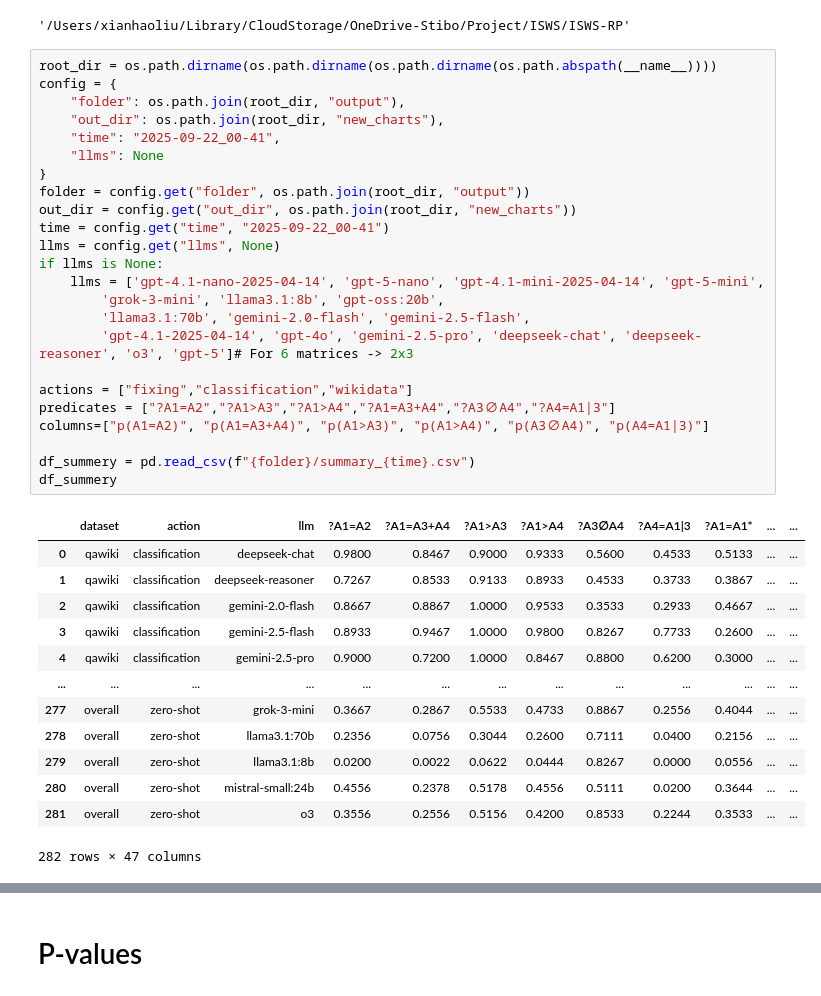
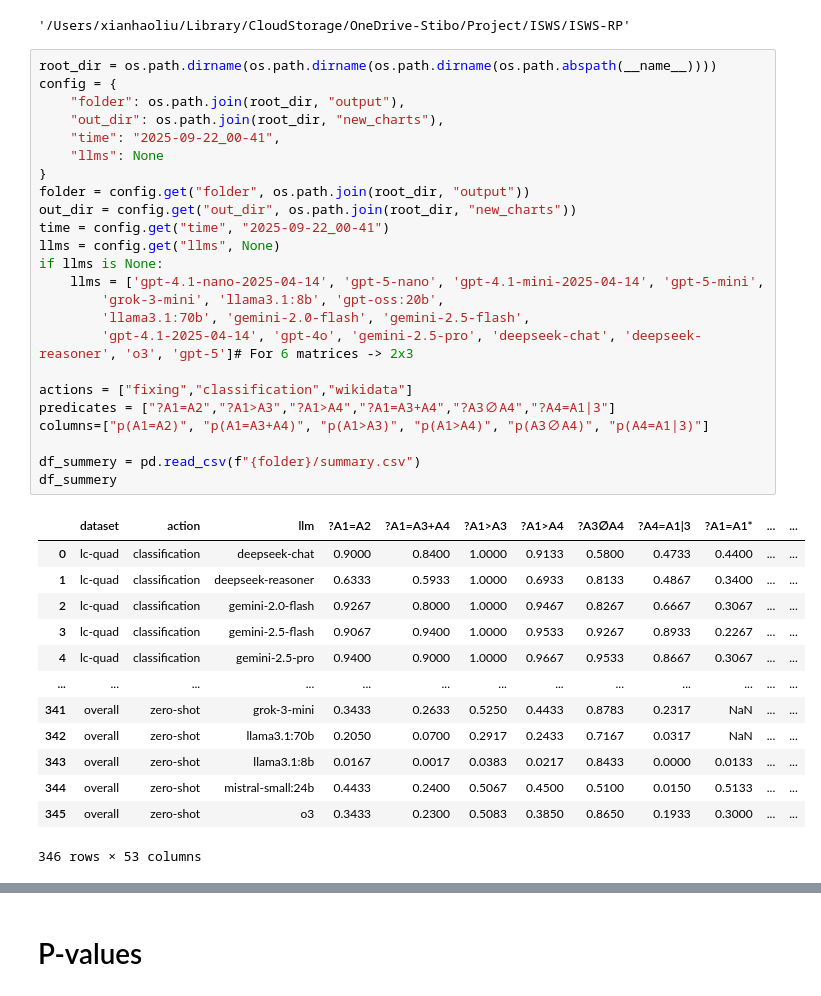
Before and after one commit to GabrieleT0/Answer-Set-Consistency-of-LLMs-For-QA, a Jupyter notebook: src/visualization/visualize.ipynb, the cells around one changed output, grey strips where cells are left out. Drawn from its saved outputs; the diff is of its cells as text.

```diff
--- a/src/visualization/visualize.ipynb
+++ b/src/visualization/visualize.ipynb
@@ -14,39 +14,39 @@ os.path.dirname(os.path.dirname(os.path.dirname(os.path.abspath(__name__))))
 # %%
 root_dir = os.path.dirname(os.path.dirname(os.path.dirname(os.path.abspath(__name__))))
 config = {
     "folder": os.path.join(root_dir, "output"),
     "out_dir": os.path.join(root_dir, "new_charts"),
     "time": "2025-09-22_00-41",
     "llms": None
 }
 folder = config.get("folder", os.path.join(root_dir, "output"))
 out_dir = config.get("out_dir", os.path.join(root_dir, "new_charts"))
 time = config.get("time", "2025-09-22_00-41")
 llms = config.get("llms", None)
 if llms is None:
     llms = ['gpt-4.1-nano-2025-04-14', 'gpt-5-nano', 'gpt-4.1-mini-2025-04-14', 'gpt-5-mini',
         'grok-3-mini', 'llama3.1:8b', 'gpt-oss:20b',
         'llama3.1:70b', 'gemini-2.0-flash', 'gemini-2.5-flash',
         'gpt-4.1-2025-04-14', 'gpt-4o', 'gemini-2.5-pro', 'deepseek-chat', 'deepseek-reasoner', 'o3', 'gpt-5']# For 6 matrices -> 2x3
 
 actions = ["fixing","classification","wikidata"]
 predicates = ["?A1=A2","?A1>A3","?A1>A4","?A1=A3+A4","?A3∅A4","?A4=A1|3"]
 columns=["p(A1=A2)", "p(A1=A3+A4)", "p(A1>A3)", "p(A1>A4)", "p(A3∅A4)", "p(A4=A1|3)"]
 
-df_summery = pd.read_csv(f"{folder}/summary_{time}.csv")
+df_summery = pd.read_csv(f"{folder}/summary.csv")
 df_summery
 # %% [output]
 |  | dataset | action | llm | ?A1=A2 | ?A1=A3+A4 | ?A1>A3 | ?A1>A4 | ?A3∅A4 | ?A4=A1|3 | ?A1=A1* | ... | ... |
-| 0 | qawiki | classification | deepseek-chat | 0.9800 | 0.8467 | 0.9000 | 0.9333 | 0.5600 | 0.4533 | 0.5133 | ... | ... |
-| 1 | qawiki | classification | deepseek-reasoner | 0.7267 | 0.8533 | 0.9133 | 0.8933 | 0.4533 | 0.3733 | 0.3867 | ... | ... |
-| 2 | qawiki | classification | gemini-2.0-flash | 0.8667 | 0.8867 | 1.0000 | 0.9533 | 0.3533 | 0.2933 | 0.4667 | ... | ... |
-| 3 | qawiki | classification | gemini-2.5-flash | 0.8933 | 0.9467 | 1.0000 | 0.9800 | 0.8267 | 0.7733 | 0.2600 | ... | ... |
-| 4 | qawiki | classification | gemini-2.5-pro | 0.9000 | 0.7200 | 1.0000 | 0.8467 | 0.8800 | 0.6200 | 0.3000 | ... | ... |
+| 0 | lc-quad | classification | deepseek-chat | 0.9000 | 0.8400 | 1.0000 | 0.9133 | 0.5800 | 0.4733 | 0.4400 | ... | ... |
+| 1 | lc-quad | classification | deepseek-reasoner | 0.6333 | 0.5933 | 1.0000 | 0.6933 | 0.8133 | 0.4867 | 0.3400 | ... | ... |
+| 2 | lc-quad | classification | gemini-2.0-flash | 0.9267 | 0.8000 | 1.0000 | 0.9467 | 0.8267 | 0.6667 | 0.3067 | ... | ... |
+| 3 | lc-quad | classification | gemini-2.5-flash | 0.9067 | 0.9400 | 1.0000 | 0.9533 | 0.9267 | 0.8933 | 0.2267 | ... | ... |
+| 4 | lc-quad | classification | gemini-2.5-pro | 0.9400 | 0.9000 | 1.0000 | 0.9667 | 0.9533 | 0.8667 | 0.3067 | ... | ... |
 | ... | ... | ... | ... | ... | ... | ... | ... | ... | ... | ... | ... | ... |
-| 277 | overall | zero-shot | grok-3-mini | 0.3667 | 0.2867 | 0.5533 | 0.4733 | 0.8867 | 0.2556 | 0.4044 | ... | ... |
-| 278 | overall | zero-shot | llama3.1:70b | 0.2356 | 0.0756 | 0.3044 | 0.2600 | 0.7111 | 0.0400 | 0.2156 | ... | ... |
-| 279 | overall | zero-shot | llama3.1:8b | 0.0200 | 0.0022 | 0.0622 | 0.0444 | 0.8267 | 0.0000 | 0.0556 | ... | ... |
-| 280 | overall | zero-shot | mistral-small:24b | 0.4556 | 0.2378 | 0.5178 | 0.4556 | 0.5111 | 0.0200 | 0.3644 | ... | ... |
-| 281 | overall | zero-shot | o3 | 0.3556 | 0.2556 | 0.5156 | 0.4200 | 0.8533 | 0.2244 | 0.3533 | ... | ... |
+| 341 | overall | zero-shot | grok-3-mini | 0.3433 | 0.2633 | 0.5250 | 0.4433 | 0.8783 | 0.2317 | NaN | ... | ... |
+| 342 | overall | zero-shot | llama3.1:70b | 0.2050 | 0.0700 | 0.2917 | 0.2433 | 0.7167 | 0.0317 | NaN | ... | ... |
+| 343 | overall | zero-shot | llama3.1:8b | 0.0167 | 0.0017 | 0.0383 | 0.0217 | 0.8433 | 0.0000 | 0.0133 | ... | ... |
+| 344 | overall | zero-shot | mistral-small:24b | 0.4433 | 0.2400 | 0.5067 | 0.4500 | 0.5100 | 0.0150 | 0.5133 | ... | ... |
+| 345 | overall | zero-shot | o3 | 0.3433 | 0.2300 | 0.5083 | 0.3850 | 0.8650 | 0.1933 | 0.3000 | ... | ... |
-282 rows × 47 columns
+346 rows × 53 columns
 # %%
```
Also changed, not shown: parts of 7 cells of this notebook, 6 other files.
